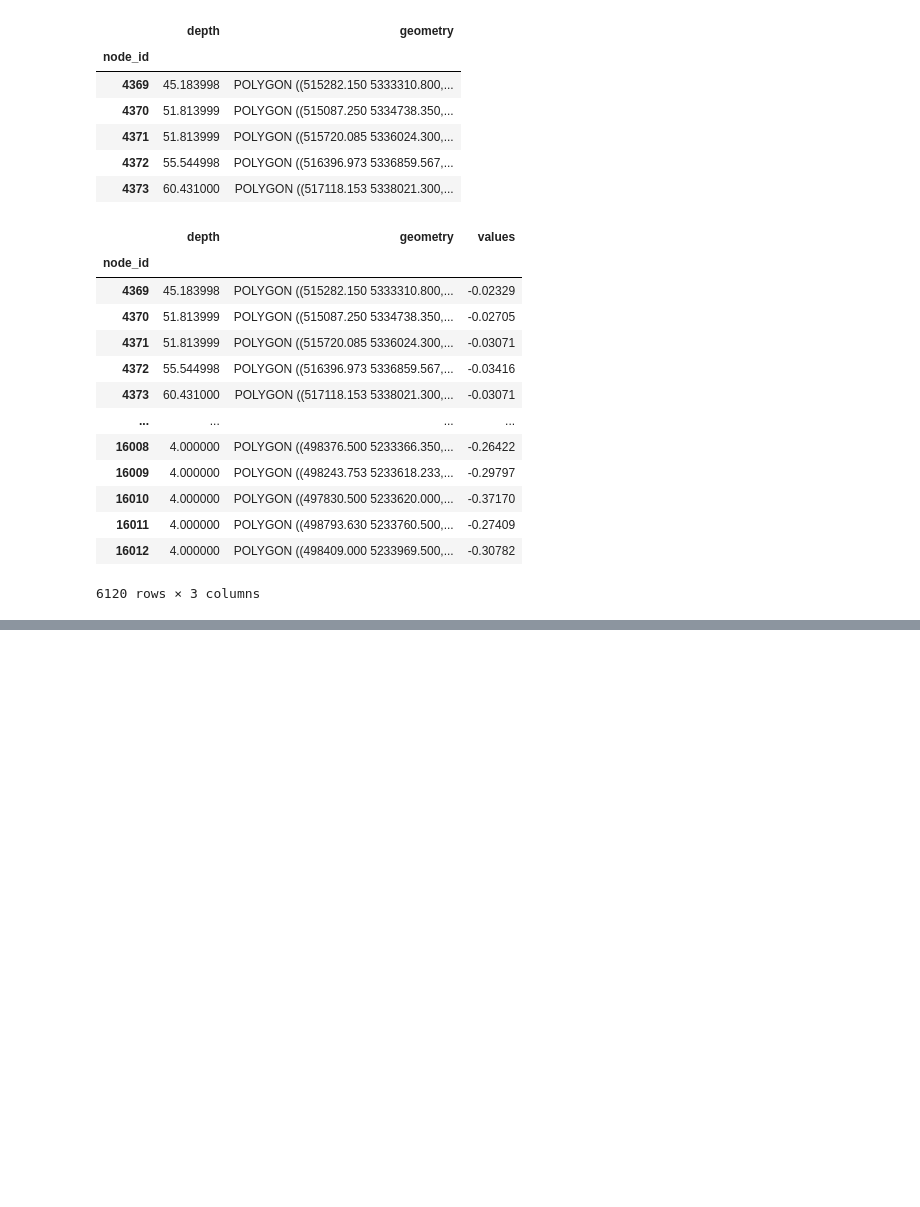
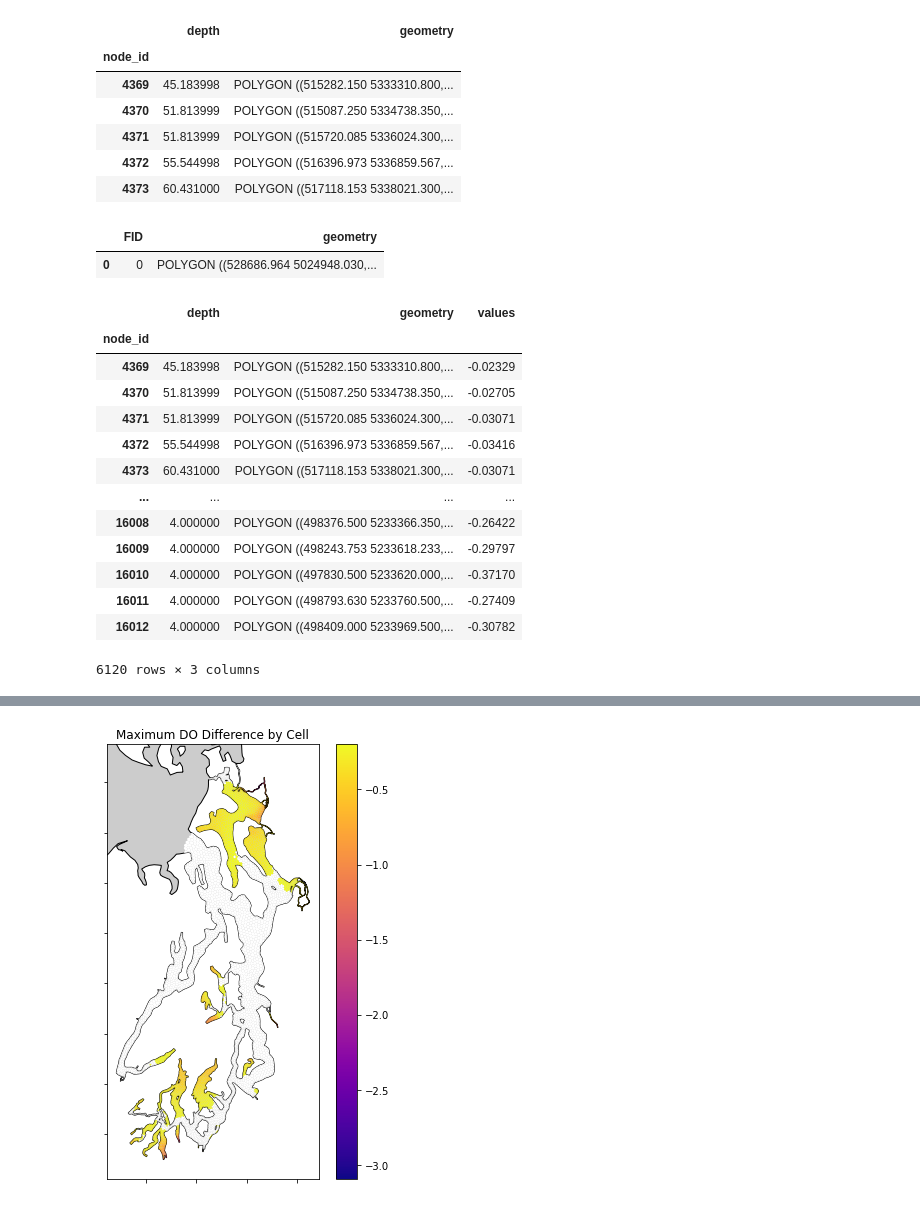
Before and after one commit to bedaro/ssm-analysis, a Jupyter notebook: DO Compliance.ipynb, the cells around one changed output, grey strips where cells are left out. Drawn from its saved outputs; the diff is of its cells as text; code cells hidden in the pictures; blank space fills up the shorter version.

Commit message:
Visual improvements

```diff
--- a/DO Compliance.ipynb
+++ b/DO Compliance.ipynb
@@ -13,6 +14,7 @@ A simple notebook to generate dissolved oxygen depletion plots as compared with
 do_data_cdf = "model_results/bottom do 2008.nc"
 start_date = "2008-01-01"
 domain_out_shp = "gis/ssm filled domain nodes.shp"
+ssm_full_union_shp = "gis/ssm full union.shp"
 
 do_threshold = -0.2
 
@@ -21,7 +23,10 @@ import geopandas as gpd
 import pandas as pd
 import numpy as np
 import matplotlib.pyplot as plt
-%matplotlib widget
+import matplotlib.cm as cm
+import matplotlib.colors as colors
+#%matplotlib widget
+%matplotlib inline
 # %%
 do_data = Dataset(do_data_cdf)
 do_data
@@ -48,18 +53,31 @@ domain.head()
 | 4371 | 51.813999 | POLYGON ((515720.085 5336024.300,... |
 | 4372 | 55.544998 | POLYGON ((516396.973 5336859.567,... |
 | 4373 | 60.431000 | POLYGON ((517118.153 5338021.300,... |
+# %%
+full_union = gpd.read_file(ssm_full_union_shp)
+full_union.head()
+# %% [output]
+|  | FID | geometry |
+| 0 | 0 | POLYGON ((528686.964 5024948.030,... |
 # %%
-def do_plot(vals, title, ax=None):
+def do_plot(vals, title, ax=None, **kwargs):
     copy = domain.copy()
     copy['values'] = vals
     if ax is None:
         fig, ax = plt.subplots(figsize=(6, 8))
-    p = copy.plot('values', ax=ax, markersize=1, legend=True)
-    ax.set_title(title)
-    ax.ticklabel_format(style='plain')
+    p = copy.plot('values', ax=ax, markersize=1, legend=True, zorder=2, **kwargs)
+    # Save the axes boundaries so we can restore them after plotting the full model boundary
+    xmin, xmax, ymin, ymax = p.axis()
+    full_union.plot(ax=ax, facecolor='#ccc', edgecolors='black', zorder=1)
+    ax.set(title=title, ybound=(ymin, ymax), xbound=(xmin, xmax), xticklabels=(), yticklabels=())
     return copy
 
-do_plot(dodeltas.min(axis=0), "Maximum DO Difference by Cell")
+cmap_diff = cm.get_cmap("plasma").copy()
+cmap_diff.set_over('white', 1)
+diffs = dodeltas.min(axis=0)
+# Normalize so differences above do_threshold are outside the bounds
+norm_diff = colors.Normalize(vmin=diffs.min(), vmax=do_threshold)
+do_plot(diffs, "Maximum DO Difference by Cell", cmap=cmap_diff, norm=norm_diff)
 # %% [output]
 |  | depth | geometry | values |
 | node_id |  |  |  |
@@ -79,3 +96,4 @@ do_plot(dodeltas.min(axis=0), "Maximum DO Difference by Cell")
+[figure, added]
 # %%
 max_depletion_time = int(dodeltas.argmin()/dodeltas.shape[1])
 max_depletion_cell = dodeltas[max_depletion_time,:].argmin()
```
Also changed, not shown: parts of 7 cells of this notebook, 7 other files.
